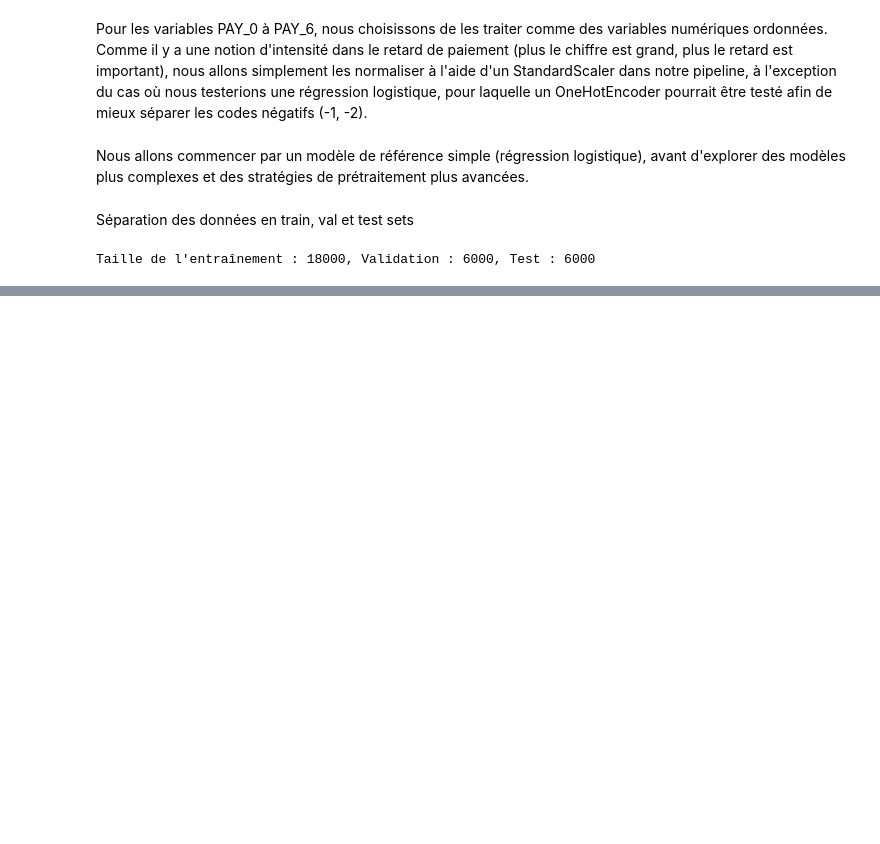
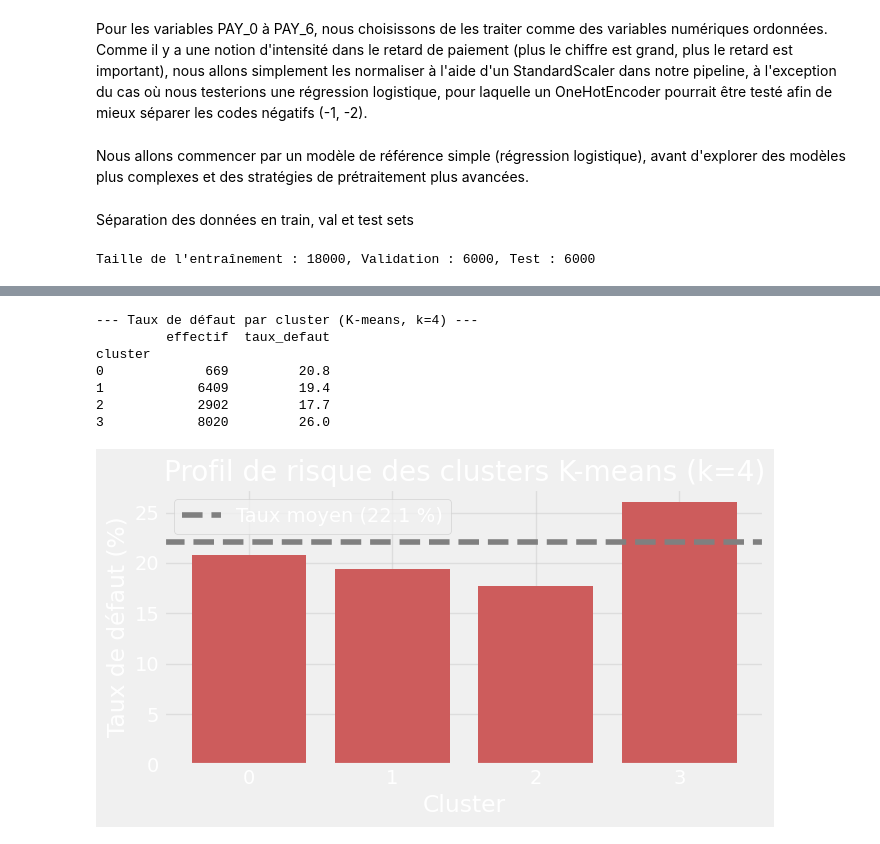
Before and after one commit to NdeyeAminataAida/Projet-AI28, a Jupyter notebook: notebook/project_credit_default.ipynb, the cells around one changed output, grey strips where cells are left out. Saved outputs shown, nothing was run; the diff lists cells and outputs as text; code cells hidden in the pictures; blank space fills up the shorter version.

```diff
--- a/notebook/project_credit_default.ipynb
+++ b/notebook/project_credit_default.ipynb
@@ -987,0 +430,12 @@ En conclusion, pour la banque, le Gradient Boosting confirme la tendance génér
+# %%
+# Segmentation K-means et taux de défaut par cluster
+resume_clusters = uns.analyze_kmeans_clusters(X_train, y_train, n_clusters=4)
+# %% [output]
+--- Taux de défaut par cluster (K-means, k=4) ---
+         effectif  taux_defaut
+cluster
+0             669         20.8
+1            6409         19.4
+2            2902         17.7
+3            8020         26.0
+[figure, added]
```
Also changed, not shown: parts of 83 cells of this notebook, 4 other files.
